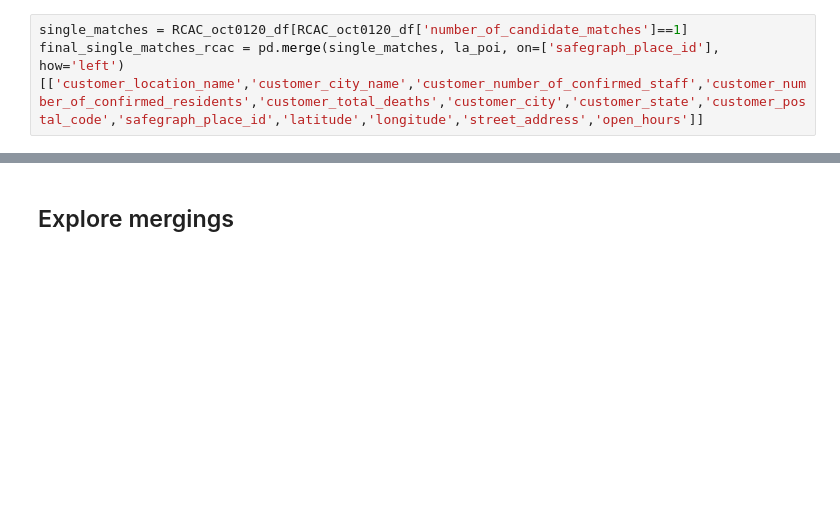
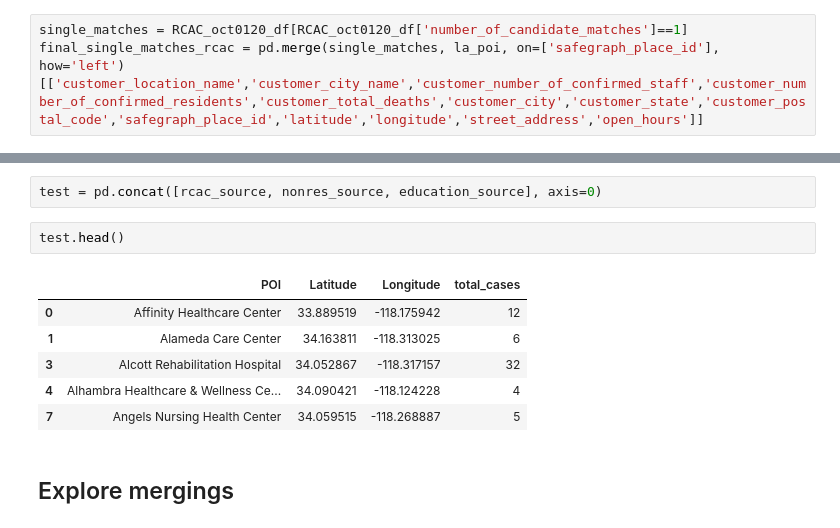
Before and after one commit to francisco-avalos/LA_covid19_data_cases, a Jupyter notebook: jupyter-notebook-sandbox/Sandbox - Adding POI to usc-model.ipynb, the cells around one changed output, grey strips where cells are left out. Cells and saved outputs as stored; diff of their text form; blank space fills up the shorter version.

```diff
--- a/jupyter-notebook-sandbox/Sandbox - Adding POI to usc-model.ipynb
+++ b/jupyter-notebook-sandbox/Sandbox - Adding POI to usc-model.ipynb
@@ -320,3 +356,14 @@ final_single_matches_rcac = pd.merge(single_matches, la_poi, on=['safegraph_plac
+# %%
+test = pd.concat([rcac_source, nonres_source, education_source], axis=0)
+# %%
+test.head()
+# %% [output]
+|  | POI | Latitude | Longitude | total_cases |
+| 0 | Affinity Healthcare Center | 33.889519 | -118.175942 | 12 |
+| 1 | Alameda Care Center | 34.163811 | -118.313025 | 6 |
+| 3 | Alcott Rehabilitation Hospital | 34.052867 | -118.317157 | 32 |
+| 4 | Alhambra Healthcare & Wellness Ce... | 34.090421 | -118.124228 | 4 |
+| 7 | Angels Nursing Health Center | 34.059515 | -118.268887 | 5 |
 # %% [markdown]
 ## Explore mergings
 # %%
```
Also changed, not shown: parts of 6 cells of this notebook.
